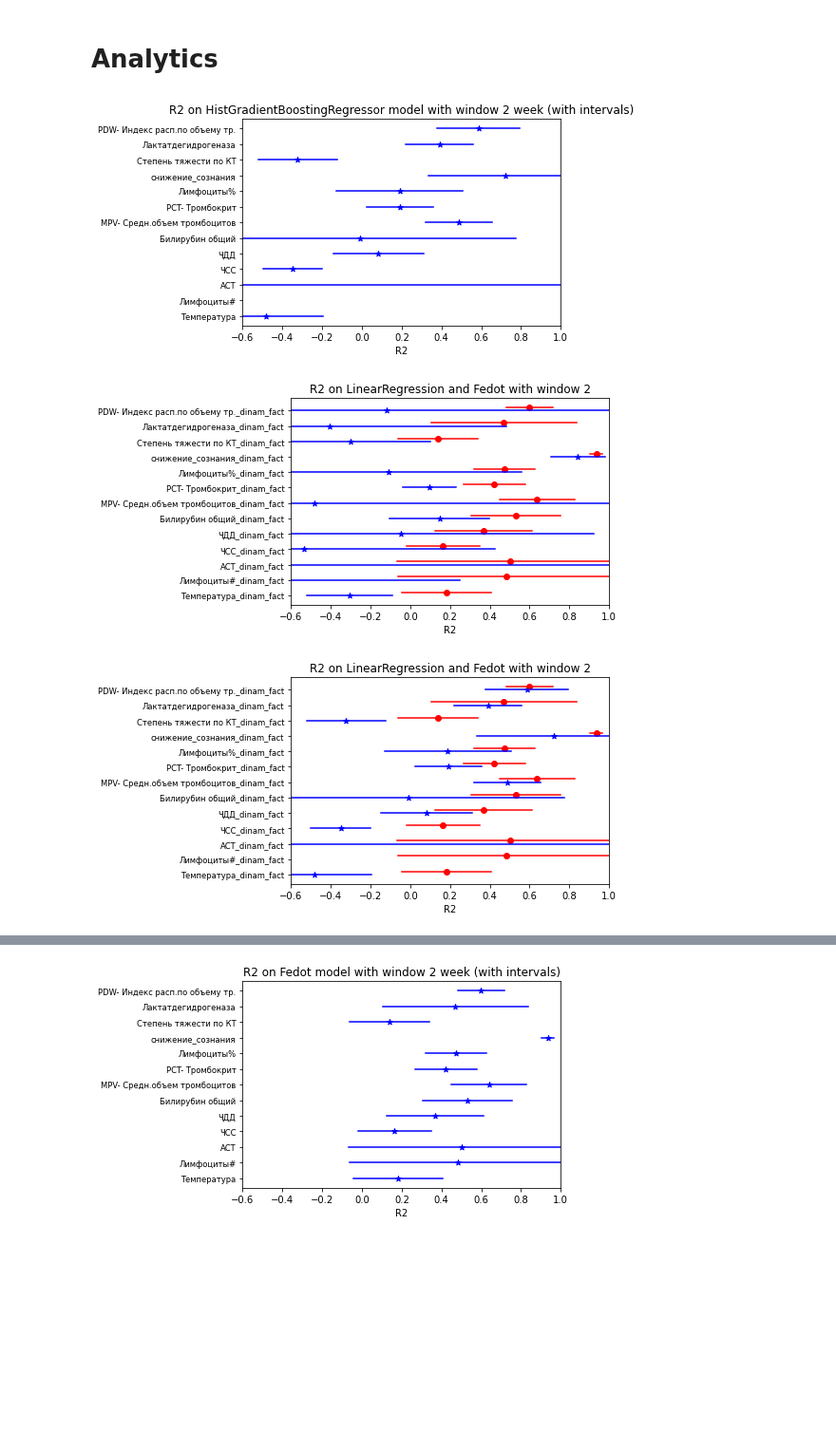
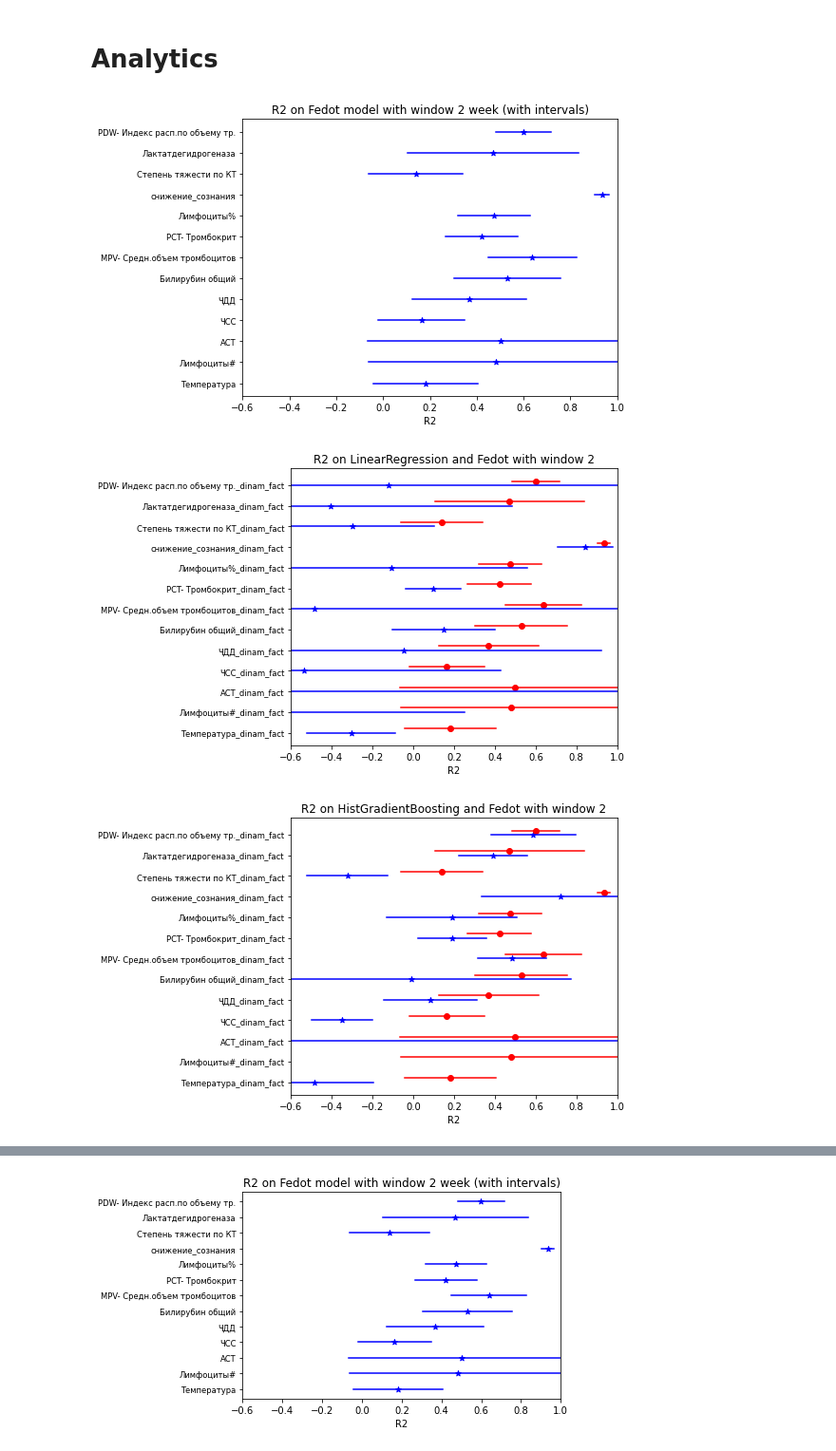
Before and after one commit to geniusserg/CovidPredict, a Jupyter notebook: research.ipynb, the cells around one changed output, grey strips where cells are left out. Shown at 95% size. Saved outputs shown, nothing was run; the diff lists cells and outputs as text; code cells hidden in the pictures; blank space fills up the shorter version.

Commit message:
add valid figures png

```diff
--- a/research.ipynb
+++ b/research.ipynb
@@ -776,26 +776,29 @@ dffedot.drop_duplicates().to_csv("Fedot_on_flat_vector.csv")
 # %%
 import numpy as np
 def draw_stat_with_intervals(statistics_df, window=1, parameter="Fedot"):
     pldata = statistics_df[statistics_df["window"]==window][["right_r2", "left_r2", "mean_r2", "parameter", "model"]]
     psnames = [i[:len(i)-11] for i in pldata["parameter"]]
+    plt.figure(figsize=(8, 5))
     for i in range(pldata.shape[0]):
         plt.plot(pldata.iloc[i, 0:2], [i, i], c="blue")
         plt.scatter(pldata.iloc[i, 2], [i], c="blue", marker="*")
     plt.title(f"R2 on {parameter} model with window 2 week (with intervals)")
     plt.xlabel("R2")
     plt.yticks(range(len(psnames)), psnames , size='small')
     plt.xlim((-0.6, 1))
-    plt.show()
+    plt.tight_layout()
+    plt.savefig(f"R2 on {parameter} model with window 2 week (with intervals).png")
 
-linear_regression_stat_df = pd.read_csv("HistGradientBoostingRegressor_on_flat_vector.csv")
-draw_stat_with_intervals(linear_regression_stat_df, 4, "HistGradientBoostingRegressor")
+linear_regression_stat_df = pd.read_csv("statistics/LSTM.csv")
+draw_stat_with_intervals(linear_regression_stat_df, 1, "Fedot")
 # %% [output]
-[figure, old version]
+[figure, new version]
 # %%
 
 def draw_stat_with_intervals_compare(statistics_df_A, statistics_df_B, window=2, title="R2 on LinearRegression and Fedot with window 2"):
     pldata = statistics_df_A[["right_r2", "left_r2", "mean_r2", "parameter", "model"]]
     psnames = pldata["parameter"]
+    plt.figure(figsize=(8, 5))
     for i in range(pldata.shape[0]):
         plt.plot(pldata.iloc[i, 0:2], [i, i], c="blue")
         plt.scatter(pldata.iloc[i, 2], [i], c="blue", marker="*")
@@ -807,16 +810,17 @@ def draw_stat_with_intervals_compare(statistics_df_A, statistics_df_B, window=2,
     plt.xlabel("R2")
     plt.yticks(range(len(psnames)), psnames , size='small')
     plt.xlim((-0.6, 1))
+    plt.tight_layout()
+    plt.savefig(f"{title}.png")
 
-
-linear_regression_stat_df = pd.read_csv("D:\covid\covid\LSTM.csv")
-grad_regression_stat_df = pd.read_csv("D:\covid\covid\LinearRegression_on_flatten_vector.csv")
+linear_regression_stat_df = pd.read_csv("D:\covid\covid\statistics\LSTM.csv")
+grad_regression_stat_df = pd.read_csv("D:\covid\covid\statistics\LinearRegression_on_flatten_vector.csv")
 draw_stat_with_intervals_compare(grad_regression_stat_df[grad_regression_stat_df["window"]==3], linear_regression_stat_df[linear_regression_stat_df["window"]==1], "R2 on LinearRegression and Fedot with window 2")
 # %% [output]
-[figure, old version]
+[figure, new version]
 # %%
-linear_regression_stat_df = pd.read_csv("D:\covid\covid\LSTM.csv")
-grad_regression_stat_df = pd.read_csv("D:\covid\covid\HistGradientBoostingRegressor_on_flat_vector.csv")
-draw_stat_with_intervals_compare(grad_regression_stat_df[grad_regression_stat_df["window"]==4], linear_regression_stat_df[linear_regression_stat_df["window"]==1], "R2 on HistGradientBoosting and Fedot with window 2")
+linear_regression_stat_df = pd.read_csv("D:\covid\covid\statistics\LSTM.csv")
+grad_regression_stat_df = pd.read_csv("D:\covid\covid\statistics\HistGradientBoostingRegressor_on_flat_vector.csv")
+draw_stat_with_intervals_compare(grad_regression_stat_df[grad_regression_stat_df["window"]==4], linear_regression_stat_df[linear_regression_stat_df["window"]==1], 2, "R2 on HistGradientBoosting and Fedot with window 2")
 # %% [output]
-[figure, old version]
+[figure, new version]
```
Also changed, not shown: parts of 2 cells of this notebook, 5 other files.
